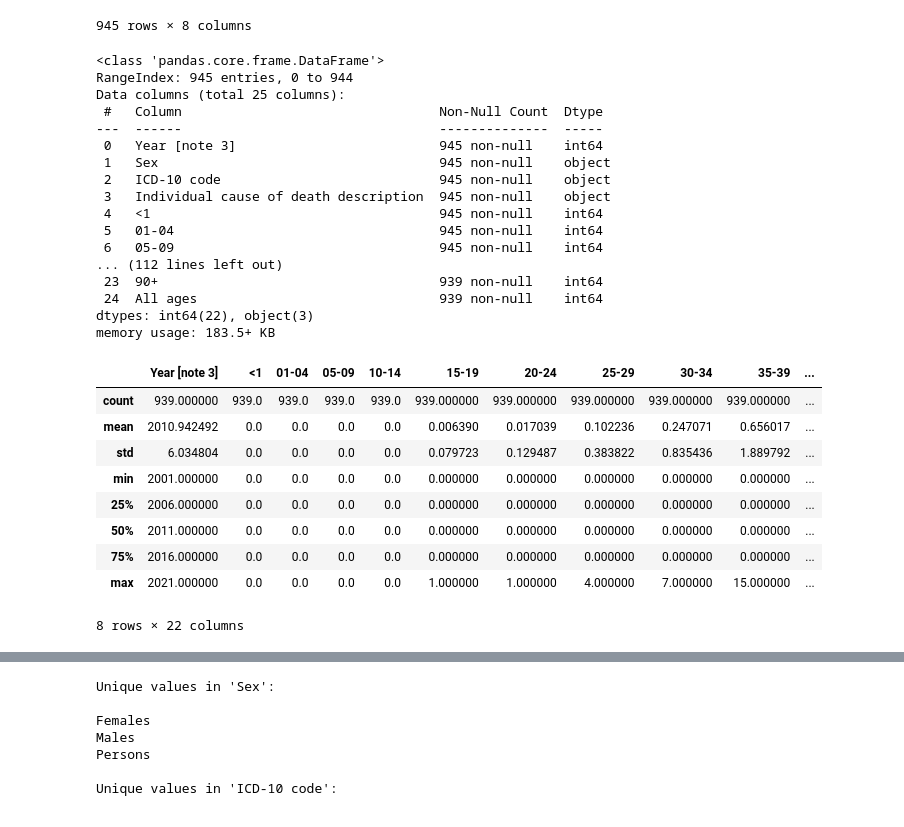
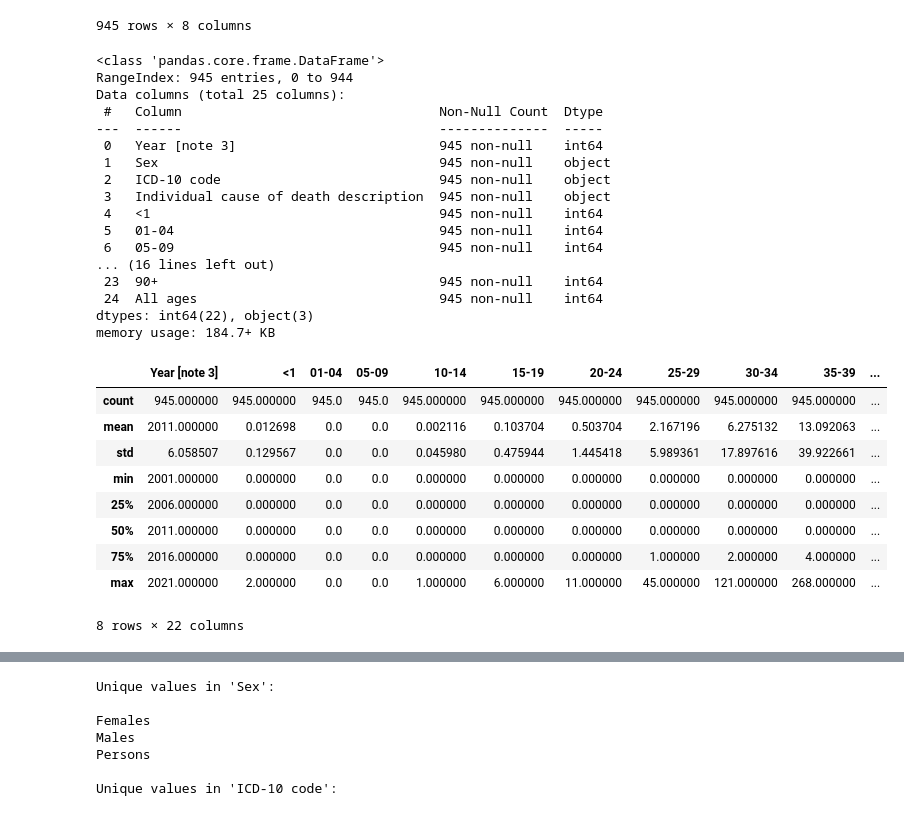
Before and after one commit to jarod-pret/project-group-1, a Jupyter notebook: data_science_project.ipynb, the cells around one changed output, grey strips where cells are left out. Drawn from its saved outputs; the diff is of its cells as text; code cells hidden in the pictures.

```diff
--- a/data_science_project.ipynb
+++ b/data_science_project.ipynb
@@ -106,42 +106,36 @@ df3
 | 944 | W92000004 | Wales | Persons | 2021 | 472 | 15.0 | ... |
 945 rows × 8 columns
 # %%
-# Show the basic information and statistics for df2
+# Show the basic information and statistics for the dataframe
 df2_England.info()
 df2_England.describe()
-df2_Wales.info()
-df2_Wales.describe()
-df2_Scotland.info()
-df2_Scotland.describe()
-df2_Northern_Ireland.info()
-df2_Northern_Ireland.describe()
 # %% [output]
 <class 'pandas.core.frame.DataFrame'>
 RangeIndex: 945 entries, 0 to 944
 Data columns (total 25 columns):
  #   Column                                 Non-Null Count  Dtype
 ---  ------                                 --------------  -----
  0   Year [note 3]                          945 non-null    int64
  1   Sex                                    945 non-null    object
  2   ICD-10 code                            945 non-null    object
  3   Individual cause of death description  945 non-null    object
  4   <1                                     945 non-null    int64
  5   01-04                                  945 non-null    int64
  6   05-09                                  945 non-null    int64
-... (112 lines left out)
- 23  90+                                    939 non-null    int64
- 24  All ages                               939 non-null    int64
+... (16 lines left out)
+ 23  90+                                    945 non-null    int64
+ 24  All ages                               945 non-null    int64
 dtypes: int64(22), object(3)
-memory usage: 183.5+ KB
+memory usage: 184.7+ KB
 |  | Year [note 3] | <1 | 01-04 | 05-09 | 10-14 | 15-19 | 20-24 | 25-29 | 30-34 | 35-39 | ... |
-| count | 939.000000 | 939.0 | 939.0 | 939.0 | 939.0 | 939.000000 | 939.000000 | 939.000000 | 939.000000 | 939.000000 | ... |
-| mean | 2010.942492 | 0.0 | 0.0 | 0.0 | 0.0 | 0.006390 | 0.017039 | 0.102236 | 0.247071 | 0.656017 | ... |
-| std | 6.034804 | 0.0 | 0.0 | 0.0 | 0.0 | 0.079723 | 0.129487 | 0.383822 | 0.835436 | 1.889792 | ... |
-| min | 2001.000000 | 0.0 | 0.0 | 0.0 | 0.0 | 0.000000 | 0.000000 | 0.000000 | 0.000000 | 0.000000 | ... |
-| 25% | 2006.000000 | 0.0 | 0.0 | 0.0 | 0.0 | 0.000000 | 0.000000 | 0.000000 | 0.000000 | 0.000000 | ... |
-| 50% | 2011.000000 | 0.0 | 0.0 | 0.0 | 0.0 | 0.000000 | 0.000000 | 0.000000 | 0.000000 | 0.000000 | ... |
-| 75% | 2016.000000 | 0.0 | 0.0 | 0.0 | 0.0 | 0.000000 | 0.000000 | 0.000000 | 0.000000 | 0.000000 | ... |
-| max | 2021.000000 | 0.0 | 0.0 | 0.0 | 0.0 | 1.000000 | 1.000000 | 4.000000 | 7.000000 | 15.000000 | ... |
+| count | 945.000000 | 945.000000 | 945.0 | 945.0 | 945.000000 | 945.000000 | 945.000000 | 945.000000 | 945.000000 | 945.000000 | ... |
+| mean | 2011.000000 | 0.012698 | 0.0 | 0.0 | 0.002116 | 0.103704 | 0.503704 | 2.167196 | 6.275132 | 13.092063 | ... |
+| std | 6.058507 | 0.129567 | 0.0 | 0.0 | 0.045980 | 0.475944 | 1.445418 | 5.989361 | 17.897616 | 39.922661 | ... |
+| min | 2001.000000 | 0.000000 | 0.0 | 0.0 | 0.000000 | 0.000000 | 0.000000 | 0.000000 | 0.000000 | 0.000000 | ... |
+| 25% | 2006.000000 | 0.000000 | 0.0 | 0.0 | 0.000000 | 0.000000 | 0.000000 | 0.000000 | 0.000000 | 0.000000 | ... |
+| 50% | 2011.000000 | 0.000000 | 0.0 | 0.0 | 0.000000 | 0.000000 | 0.000000 | 0.000000 | 0.000000 | 0.000000 | ... |
+| 75% | 2016.000000 | 0.000000 | 0.0 | 0.0 | 0.000000 | 0.000000 | 0.000000 | 1.000000 | 2.000000 | 4.000000 | ... |
+| max | 2021.000000 | 2.000000 | 0.0 | 0.0 | 1.000000 | 6.000000 | 11.000000 | 45.000000 | 121.000000 | 268.000000 | ... |
 8 rows × 22 columns
 # %%
 # Show the basic information and statistics for df3
```
Also changed, not shown: parts of 5 cells of this notebook.
